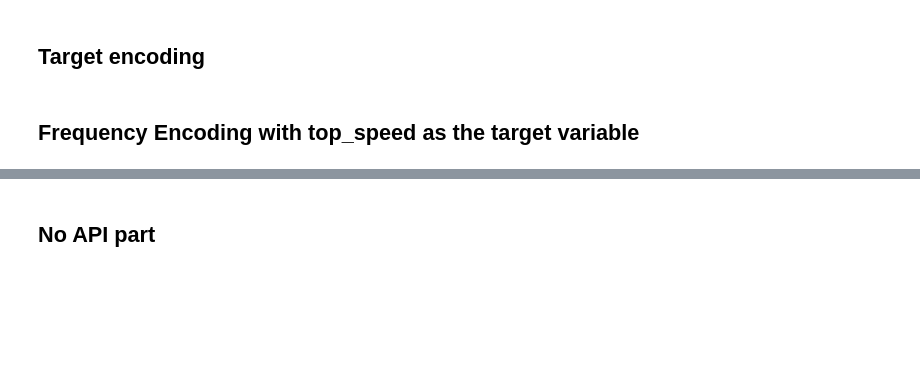
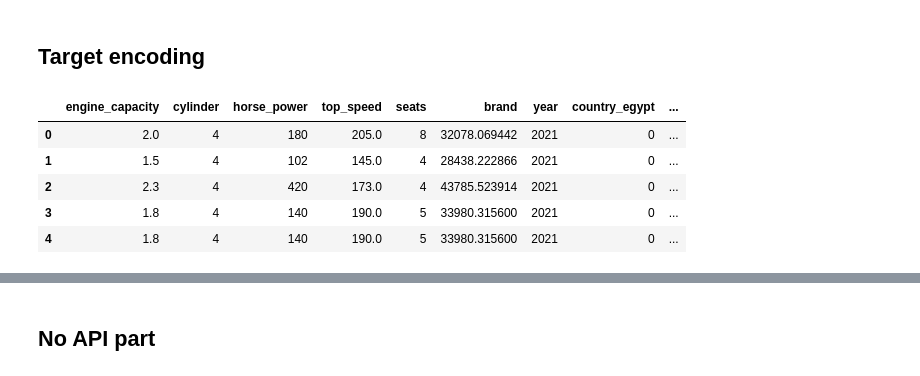
Before and after one commit to yazan6546/Regression-Analysis-and-Model-Selection, a Jupyter notebook: main.ipynb, the cells around one changed output, grey strips where cells are left out. Cells and saved outputs as stored; diff of their text form; code cells hidden in the pictures; blank space fills up the shorter version.

```diff
--- a/main.ipynb
+++ b/main.ipynb
@@ -27,21 +28,28 @@ df.head()
 # %%
 X = df.copy()
 y = X.pop('price')
 
 X_encode = X.sample(frac=0.2, random_state=42)
 y_encode = y[X_encode.index]
 X = X.drop(X_encode.index)
 y = y[X.index]
 
 # Create the encoder instance. Choose m to control noise.
 encoder = MEstimateEncoder(cols=["brand"], m=5.0)
 
 # Fit the encoder on the encoding split.
 encoder.fit(X_encode, y_encode)
 
 # Encode the Zipcode column to create the final training data
 X = encoder.transform(X)
 X.reset_index(drop=True, inplace=True)
 y.reset_index(drop=True, inplace=True)
+
+X.head()
+# %% [output]
+|  | engine_capacity | cylinder | horse_power | top_speed | seats | brand | year | country_egypt | ... |
+| 0 | 2.0 | 4 | 180 | 205.0 | 8 | 32078.069442 | 2021 | 0 | ... |
+| 1 | 1.5 | 4 | 102 | 145.0 | 4 | 28438.222866 | 2021 | 0 | ... |
+| 2 | 2.3 | 4 | 420 | 173.0 | 4 | 43785.523914 | 2021 | 0 | ... |
+| 3 | 1.8 | 4 | 140 | 190.0 | 5 | 33980.315600 | 2021 | 0 | ... |
+| 4 | 1.8 | 4 | 140 | 190.0 | 5 | 33980.315600 | 2021 | 0 | ... |
-# %% [markdown]
-## Frequency Encoding with top_speed as the target variable
```
Also changed, not shown: parts of 31 cells of this notebook.
